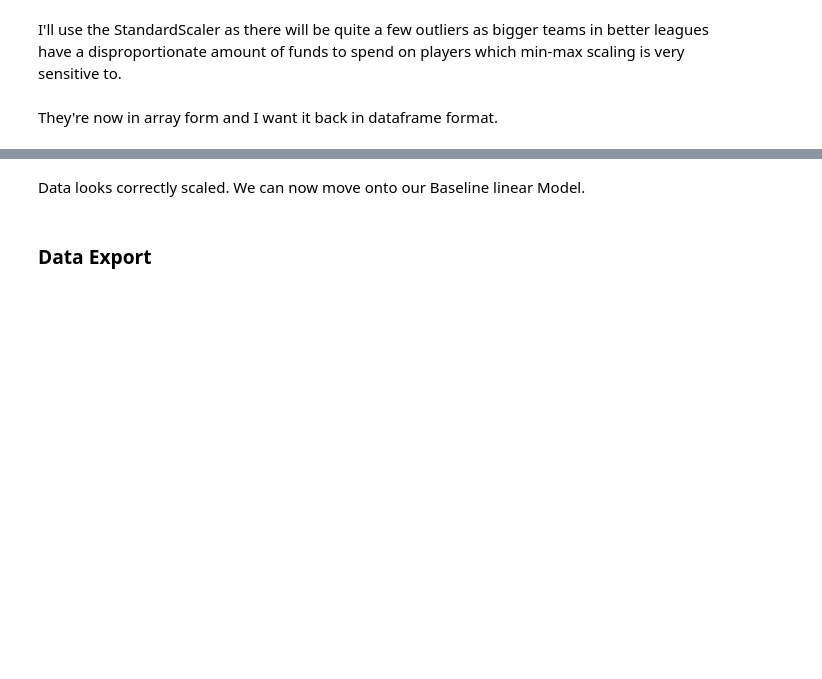
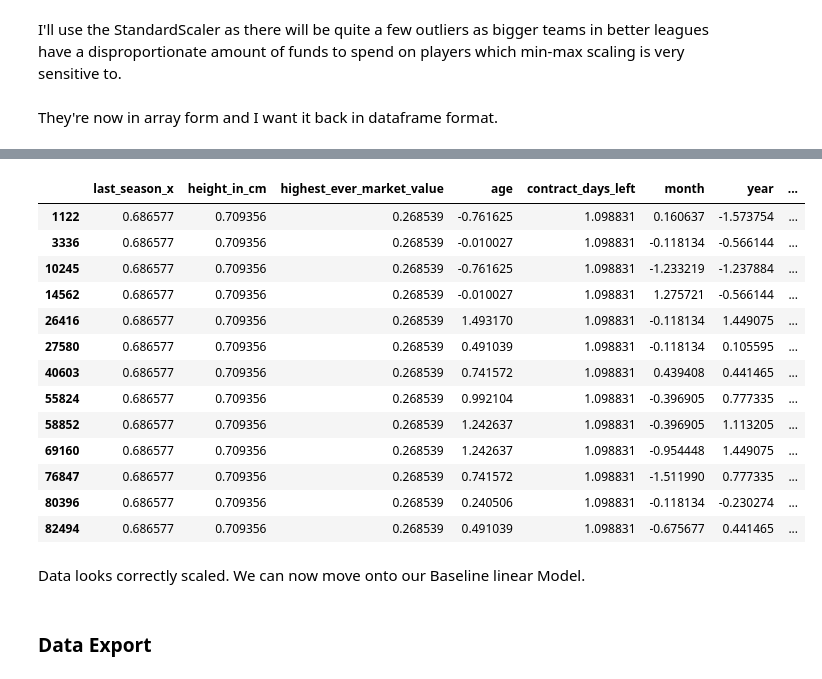
Before and after one commit to MohamedFarah12/The-Potential-Of-Football-Transfer-Valuations---Capstone-Project, a Jupyter notebook: notebooks/03-pre-processing.ipynb, the cells around one changed output, grey strips where cells are left out. Cells and saved outputs as stored; diff of their text form; code cells hidden in the pictures; blank space fills up the shorter version.

```diff
--- a/notebooks/03-pre-processing.ipynb
+++ b/notebooks/03-pre-processing.ipynb
@@ -278,3 +283,26 @@ X_train_s
+# %%
+#single out Cristiano Ronaldo using scaled data
+X_train_s.loc[
+    (X_train_s['position_Attack'] > 1.0) & (X_train_s['position_Attack'] < 2.0) &
+    (X_train_s['Country_Portugal'] > 4.0) & (X_train_s['Country_Portugal'] < 5.0) &
+    (X_train_s['foot_right'] > -1.6) & (X_train_s['foot_right'] < -1.5)&
+    (X_train_s["height_in_cm"]>0.7) & (X_train_s["height_in_cm"]<0.71)
+]
+# %% [output]
+|  | last_season_x | height_in_cm | highest_ever_market_value | age | contract_days_left | month | year | ... |
+| 1122 | 0.686577 | 0.709356 | 0.268539 | -0.761625 | 1.098831 | 0.160637 | -1.573754 | ... |
+| 3336 | 0.686577 | 0.709356 | 0.268539 | -0.010027 | 1.098831 | -0.118134 | -0.566144 | ... |
+| 10245 | 0.686577 | 0.709356 | 0.268539 | -0.761625 | 1.098831 | -1.233219 | -1.237884 | ... |
+| 14562 | 0.686577 | 0.709356 | 0.268539 | -0.010027 | 1.098831 | 1.275721 | -0.566144 | ... |
+| 26416 | 0.686577 | 0.709356 | 0.268539 | 1.493170 | 1.098831 | -0.118134 | 1.449075 | ... |
+| 27580 | 0.686577 | 0.709356 | 0.268539 | 0.491039 | 1.098831 | -0.118134 | 0.105595 | ... |
+| 40603 | 0.686577 | 0.709356 | 0.268539 | 0.741572 | 1.098831 | 0.439408 | 0.441465 | ... |
+| 55824 | 0.686577 | 0.709356 | 0.268539 | 0.992104 | 1.098831 | -0.396905 | 0.777335 | ... |
+| 58852 | 0.686577 | 0.709356 | 0.268539 | 1.242637 | 1.098831 | -0.396905 | 1.113205 | ... |
+| 69160 | 0.686577 | 0.709356 | 0.268539 | 1.242637 | 1.098831 | -0.954448 | 1.449075 | ... |
+| 76847 | 0.686577 | 0.709356 | 0.268539 | 0.741572 | 1.098831 | -1.511990 | 0.777335 | ... |
+| 80396 | 0.686577 | 0.709356 | 0.268539 | 0.240506 | 1.098831 | -0.118134 | -0.230274 | ... |
+| 82494 | 0.686577 | 0.709356 | 0.268539 | 0.491039 | 1.098831 | -0.675677 | 0.441465 | ... |
 # %% [markdown]
 Data looks correctly scaled. We can now move onto our Baseline linear Model.
 # %% [markdown]
```
Also changed, not shown: parts of 20 cells of this notebook, 20 other files.
